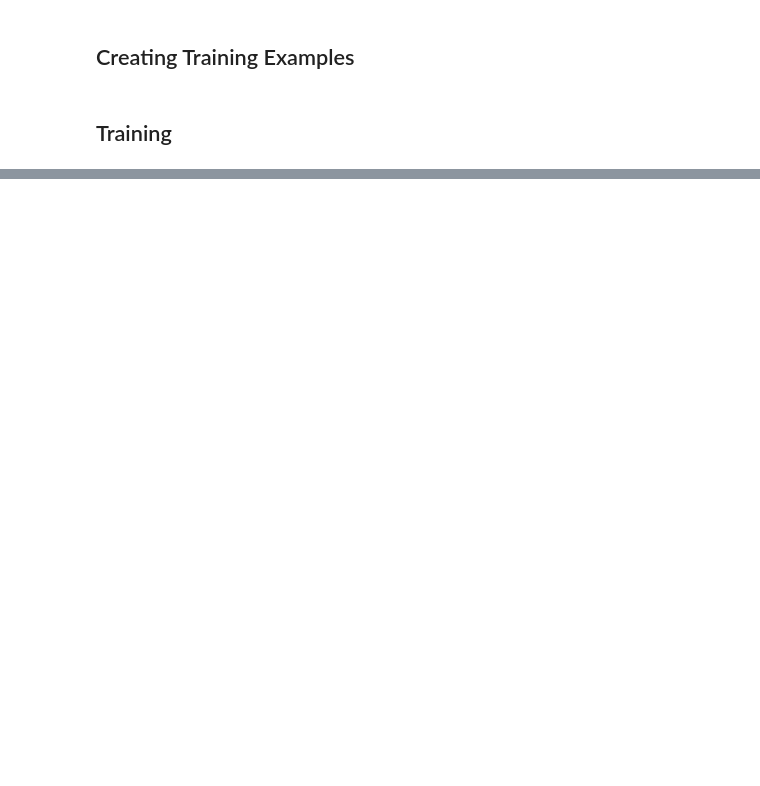
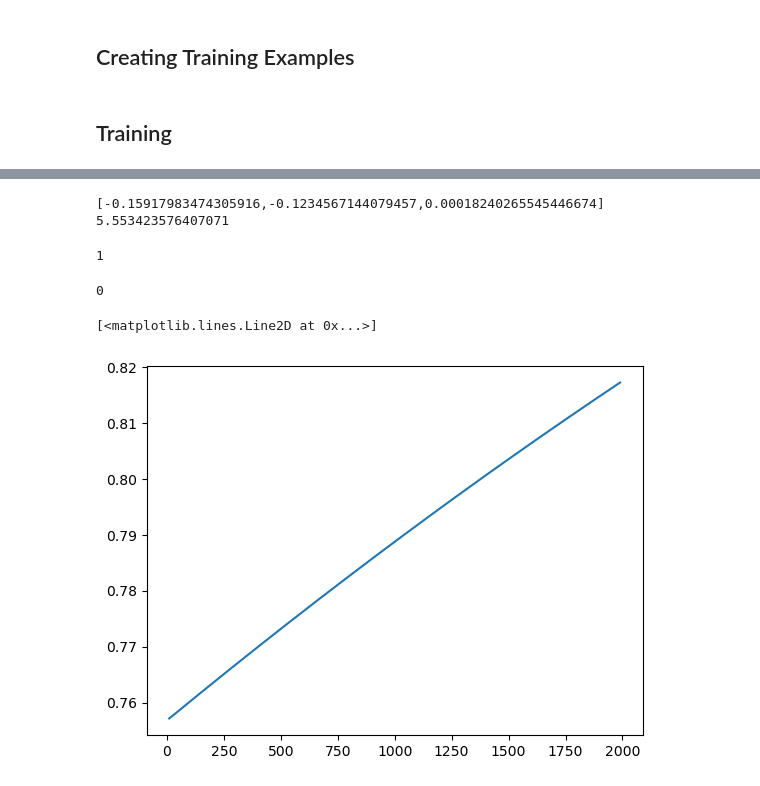
Before and after one commit to yuwtennis/google-data-engineer, a Jupyter notebook: Ch07/logistic.ipynb, the cells around one changed output, grey strips where cells are left out. Saved outputs shown, nothing was run; the diff lists cells and outputs as text; code cells hidden in the pictures; blank space fills up the shorter version.

Commit message:
feat: completed up to "Training"

```diff
--- a/Ch07/logistic.ipynb
+++ b/Ch07/logistic.ipynb
@@ -200,4 +218,6 @@ examples: DataFrame = traindata.rdd.map(to_example)
 # %% [markdown]
 ## Training
 # %%
-# tbc
+# Creating a model means finding out the weights
+# w0*x0 + w1*x1 + w2*x2 + b
+lrmodel: LogisticRegressionModel = LogisticRegressionWithLBFGS.train(examples, intercept=True)
@@ -203,0 +227,12 @@ examples: DataFrame = traindata.rdd.map(to_example)
+# %%
+print(lrmodel.weights,lrmodel.intercept)
+# %% [output]
+[-0.15917983474305916,-0.1234567144079457,0.00018240265545446674] 5.553423576407071
+# %%
+lrmodel.predict([6.0, 12.0, 594.0])
+# %% [output]
+1
+# %%
+lrmodel.predict([36.0, 12.0, 594.0])
+# %% [output]
+0
@@ -203,0 +241,8 @@ examples: DataFrame = traindata.rdd.map(to_example)
+# %%
+# Predict probability with fixed dep delay and taxi-out
+dist: np.ndarray = np.arange(10, 2000, 10)
+prob: list = [lrmodel.predict([20,10,d]) for d in dist]
+plt.plot(dist, prob)
+# %% [output]
+[<matplotlib.lines.Line2D at 0x...>]
+[figure, added]
```
Also changed, not shown: parts of 12 cells of this notebook.
